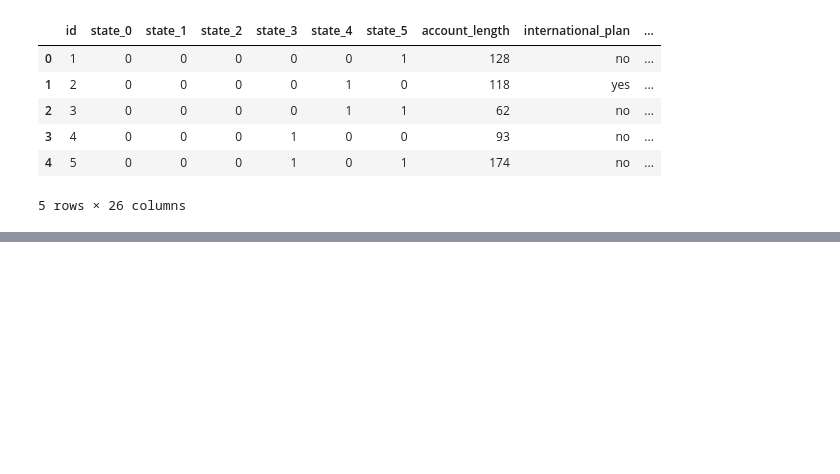
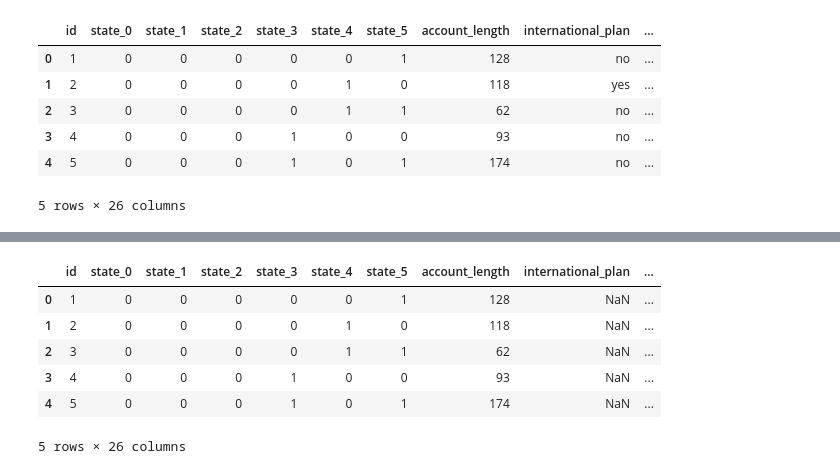
Before and after one commit to Afsoon-Ghazanfari/Customer_Churn_Prediction, a Jupyter notebook: Customer_Churn_Prediction.ipynb, the cells around one changed output, grey strips where cells are left out. Saved outputs shown, nothing was run; the diff lists cells and outputs as text; code cells hidden in the pictures; blank space fills up the shorter version.

```diff
--- a/Customer_Churn_Prediction.ipynb
+++ b/Customer_Churn_Prediction.ipynb
@@ -393,3 +404,16 @@ df.churn=pd.Categorical(df.churn).codes
+# %%
+#Encoding voice_mail_plan and international_plan by mapping method for test dataset
+test_df['voice_mail_plan'] = test_df['voice_mail_plan'].map({'yes': 1, 'no': 0})
+test_df['international_plan'] = test_df['international_plan'].map({'yes': 1, 'no': 0})
+test_df.head()
+# %% [output]
+|  | id | state_0 | state_1 | state_2 | state_3 | state_4 | state_5 | account_length | international_plan | ... |
+| 0 | 1 | 0 | 0 | 0 | 0 | 0 | 1 | 128 | NaN | ... |
+| 1 | 2 | 0 | 0 | 0 | 0 | 1 | 0 | 118 | NaN | ... |
+| 2 | 3 | 0 | 0 | 0 | 0 | 1 | 1 | 62 | NaN | ... |
+| 3 | 4 | 0 | 0 | 0 | 1 | 0 | 0 | 93 | NaN | ... |
+| 4 | 5 | 0 | 0 | 0 | 1 | 0 | 1 | 174 | NaN | ... |
+5 rows × 26 columns
 # %%
 df.info()
 # %% [output]
```
Also changed, not shown: parts of 18 cells of this notebook.
